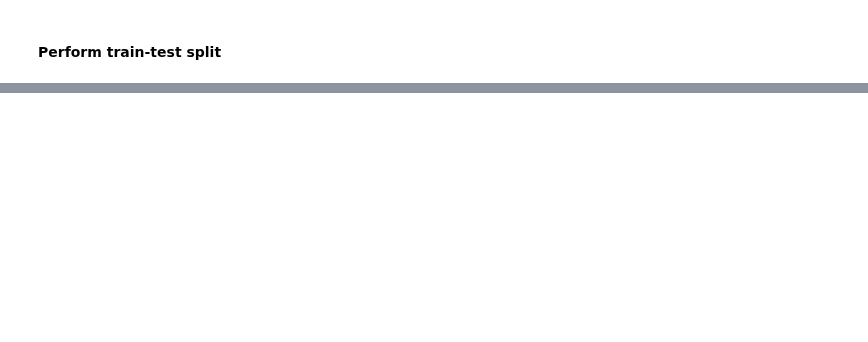
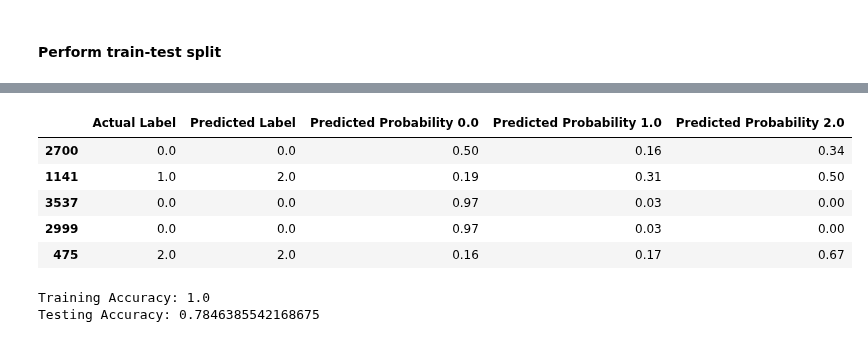
Before and after one commit to aninditadash/Introduction_to_machine_learning, a Jupyter notebook: ML_Examples/Student_Data_analysis.ipynb, the cells around one changed output, grey strips where cells are left out. Cells and saved outputs as stored; diff of their text form; code cells hidden in the pictures; blank space fills up the shorter version.

```diff
--- a/ML_Examples/Student_Data_analysis.ipynb
+++ b/ML_Examples/Student_Data_analysis.ipynb
@@ -194,0 +268,30 @@ X_train, X_test, y_train, y_test = train_test_split(X, y, test_size=0.3, random_
+# %%
+# Create a DataFrame to display actual and predicted labels with probabilities
+results_df = pd.DataFrame({
+    'Actual Label': y_test,
+    'Predicted Label': y_pred_test_rfc,
+})
+
+# Add predicted probabilities with correct class names
+for i, class_name in enumerate(class_order_rfc):
+    results_df[f'Predicted Probability {class_name}'] = np.round(y_pred_test_prob_rfc[:, i], 2)
+
+# Display the first few rows of the results DataFrame
+results_df.head()
+# %% [output]
+|  | Actual Label | Predicted Label | Predicted Probability 0.0 | Predicted Probability 1.0 | Predicted Probability 2.0 |
+| 2700 | 0.0 | 0.0 | 0.50 | 0.16 | 0.34 |
+| 1141 | 1.0 | 2.0 | 0.19 | 0.31 | 0.50 |
+| 3537 | 0.0 | 0.0 | 0.97 | 0.03 | 0.00 |
+| 2999 | 0.0 | 0.0 | 0.97 | 0.03 | 0.00 |
+| 475 | 2.0 | 2.0 | 0.16 | 0.17 | 0.67 |
+# %%
+# Calculate training and testing accuracy
+training_accuracy_rfc =  accuracy_score(y_train, pipeline_rfc.predict(X_train))
+testing_accuracy_rfc = accuracy_score(y_test, y_pred_test_rfc)
+
+print(f"Training Accuracy: {training_accuracy_rfc}")
+print(f"Testing Accuracy: {testing_accuracy_rfc}")
+# %% [output]
+Training Accuracy: 1.0
+Testing Accuracy: 0.7846385542168675
```
Also changed, not shown: parts of 19 cells of this notebook.
